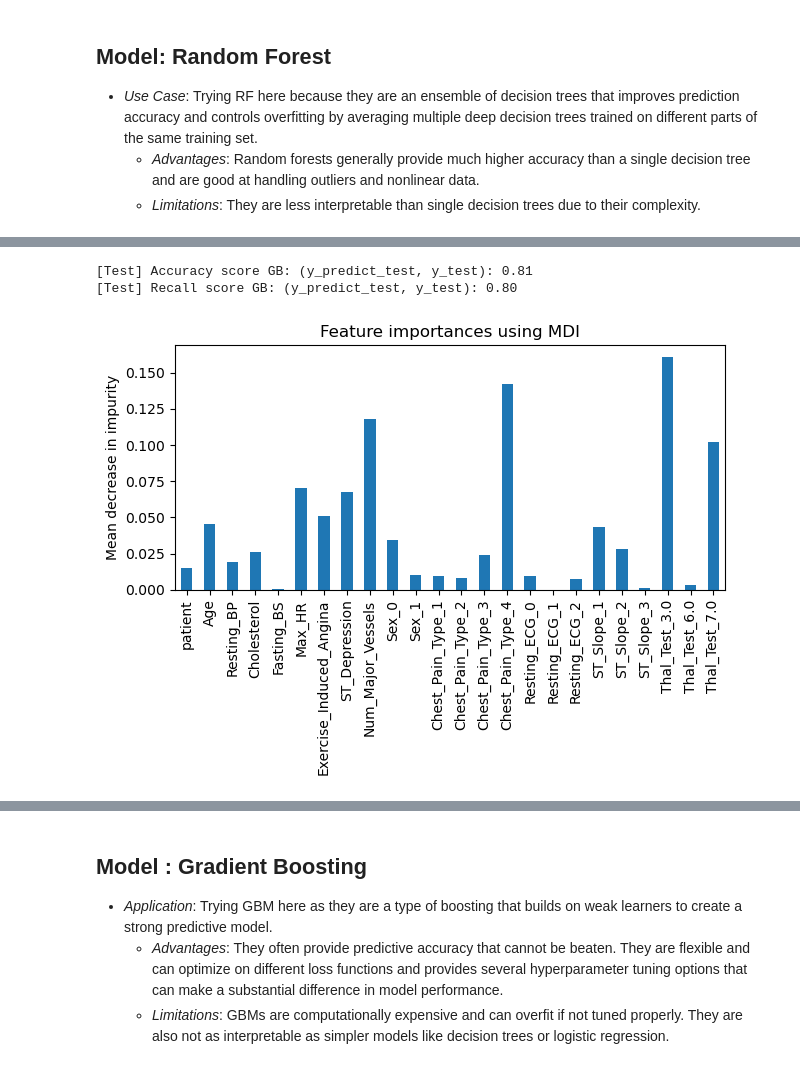
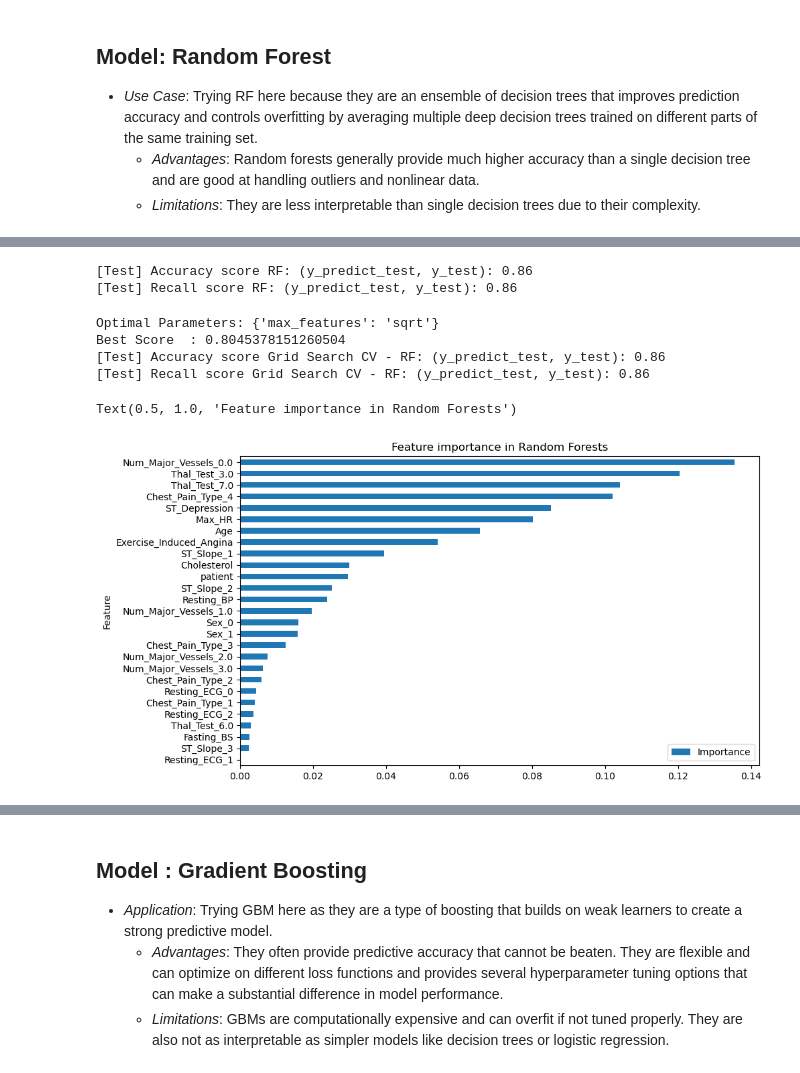
Before and after one commit to QMeier/heart-disease-capstone, a Jupyter notebook: 5_modeling.ipynb, the cells around one changed output, grey strips where cells are left out. Saved outputs shown, nothing was run; the diff lists cells and outputs as text; code cells hidden in the pictures.

```diff
--- a/5_modeling.ipynb
+++ b/5_modeling.ipynb
@@ -62,7 +63,7 @@ Background on Thalium Tracer test (thal)
        - *Limitations*: It assumes linearity between the dependent variable and the independent variables, which might not always hold true.
 # %%
 #choose liblinear solver due to relatively small dataset and binary classification
-classifier_LR = LogisticRegression(C=0.1, solver='newton-cg', max_iter = 500)
+classifier_LR = LogisticRegression(C=0.1, solver='liblinear', max_iter = 500, random_state = 123)
 # %%
 # fit training data with classifer, use ravel() to ensure y input is flattened
 classifier_LR.fit(X_train, y_train.values.ravel())
@@ -163,7 +164,7 @@ plt.show()
    - *Advantages*: SVMs are powerful in capturing complex relationships in data by using a kernel trick to operate in a transformed feature space.
    - *Limitations*: They require careful tuning of parameters, such as the choice of kernel and regularization term. They also tend to be less efficient on very large datasets.
 # %%
-classifier_SV = SVC(kernel = 'linear', C = 0.01, random_state = 123, probability = True)
+classifier_SV = SVC(kernel = 'linear', C = 0.1, random_state = 123, probability = True)
 # %%
 classifier_SV.fit(X_train, y_train.values.ravel())
 # %% [output]
@@ -257,7 +258,7 @@ plt.show()
    - *Advantages*: They are easy to interpret and can handle both numerical and categorical data without the need for scaling.
    - *Limitations*: They are prone to overfitting, especially with many features. However, this can be mitigated by setting constraints on tree size or using ensemble methods.
 # %%
-classifier_DT = DecisionTreeClassifier(max_depth = 3,)
+classifier_DT = DecisionTreeClassifier(criterion = 'gini', max_depth = 3, max_features = 17, min_samples_leaf = 2, min_samples_split = 3, random_state = 123)
 # %%
 classifier_DT.fit(X_train, y_train.values.ravel())
 # %% [output]
@@ -330,8 +358,7 @@ plt.show()
    - *Advantages*: Random forests generally provide much higher accuracy than a single decision tree and are good at handling outliers and nonlinear data.
    - *Limitations*: They are less interpretable than single decision trees due to their complexity.
 # %%
-classifier_RF = RandomForestClassifier(random_state=1234, n_jobs=-1, max_depth=3,
-                                       n_estimators=100, oob_score=True)
+classifier_RF = RandomForestClassifier(random_state=123, max_depth=3, min_samples_split=3, n_estimators=2500)
 # %%
 classifier_RF.fit(X_train, y_train.values.ravel())
 # %% [output]
@@ -351,24 +378,51 @@ print("[Training] Recall score RF: (y_train, y_predict_training)",
 # %%
-print("[Test] Accuracy score GB: (y_predict_test, y_test):",
+print("[Test] Accuracy score RF: (y_predict_test, y_test):",
       f'{accuracy_score(y_predict_test_RF, y_test):.2f}')
 
-print("[Test] Recall score GB: (y_predict_test, y_test):",
+print("[Test] Recall score RF: (y_predict_test, y_test):",
       f'{recall_score(y_predict_test_RF, y_test):.2f}')
 # %% [output]
-[Test] Accuracy score GB: (y_predict_test, y_test): 0.81
-[Test] Recall score GB: (y_predict_test, y_test): 0.80
+[Test] Accuracy score RF: (y_predict_test, y_test): 0.86
+[Test] Recall score RF: (y_predict_test, y_test): 0.86
+# %%
+param_grid = {
+    #'n_estimators': np.arange(500, 2600,100),
+    'max_features': ['l2', 'sqrt'],
+    #'max_depth': range(1,5),
+    #'min_samples_split': range(1,10),
+    #'min_samples_leaf': range(1,5),
+    #'bootstrap': [True, False]
+}
+# use grid search cv
+cv = RepeatedStratifiedKFold(n_splits = 10, n_repeats = 3, random_state = 123)
+gscv = GridSearchCV(classifier_RF, param_grid = param_grid, cv= 5).fit(X_train, y_train.values.ravel())
+
+print("Optimal Parameters:", gscv.best_params_)
+print("Best Score  :", gscv.best_score_)
+
+# get predicted values
+y_predict_GSCV_RF = gscv.predict(X_test)
+
+print("[Test] Accuracy score Grid Search CV - RF: (y_predict_test, y_test):",
+      f'{accuracy_score(y_predict_GSCV_RF, y_test):.2f}')
+print("[Test] Recall score Grid Search CV - RF: (y_predict_test, y_test):",
+      f'{recall_score(y_predict_GSCV_RF, y_test):.2f}')
+# %% [output]
+Optimal Parameters: {'max_features': 'sqrt'}
+Best Score  : 0.8045378151260504
+[Test] Accuracy score Grid Search CV - RF: (y_predict_test, y_test): 0.86
+[Test] Recall score Grid Search CV - RF: (y_predict_test, y_test): 0.86
 # %%
 # get feature importance
 importance = classifier_RF.feature_importances_
-RF_importance = pd.Series(importance, index=X.columns)
-
-fig, ax = plt.subplots()
-RF_importance.plot.bar(ax=ax)
-ax.set_title("Feature importances using MDI")
-ax.set_ylabel("Mean decrease in impurity")
-fig.tight_layout()
+# summarize feature importance
+feature_importance = pd.DataFrame({'Feature': X.columns, 'Importance': importance})
+feature_importance = feature_importance.sort_values('Importance', ascending=True)
+feature_importance.plot(x='Feature', y='Importance', kind='barh', figsize=(10, 6))
+plt.title("Feature importance in Random Forests")
 # %% [output]
+Text(0.5, 1.0, 'Feature importance in Random Forests')
-[figure, old version]
+[figure, new version]
 # %%
 cm = confusion_matrix(y_test, y_predict_test_RF, labels = classifier_LR.classes_)
 _, ax = plt.subplots()
```
Also changed, not shown: parts of 38 cells of this notebook, 11 other files.
